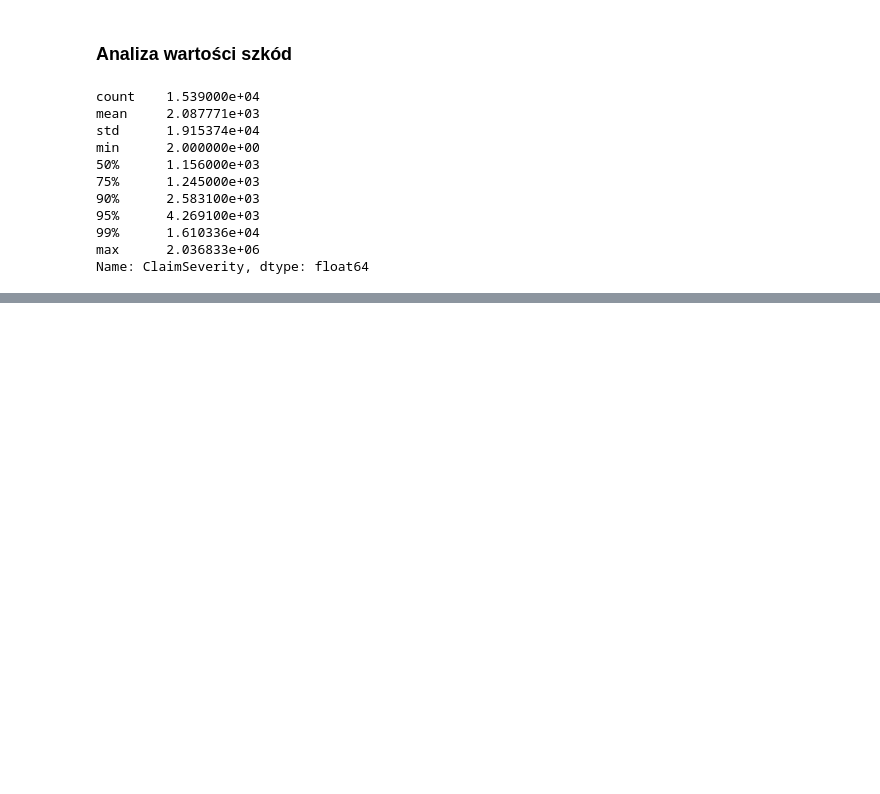
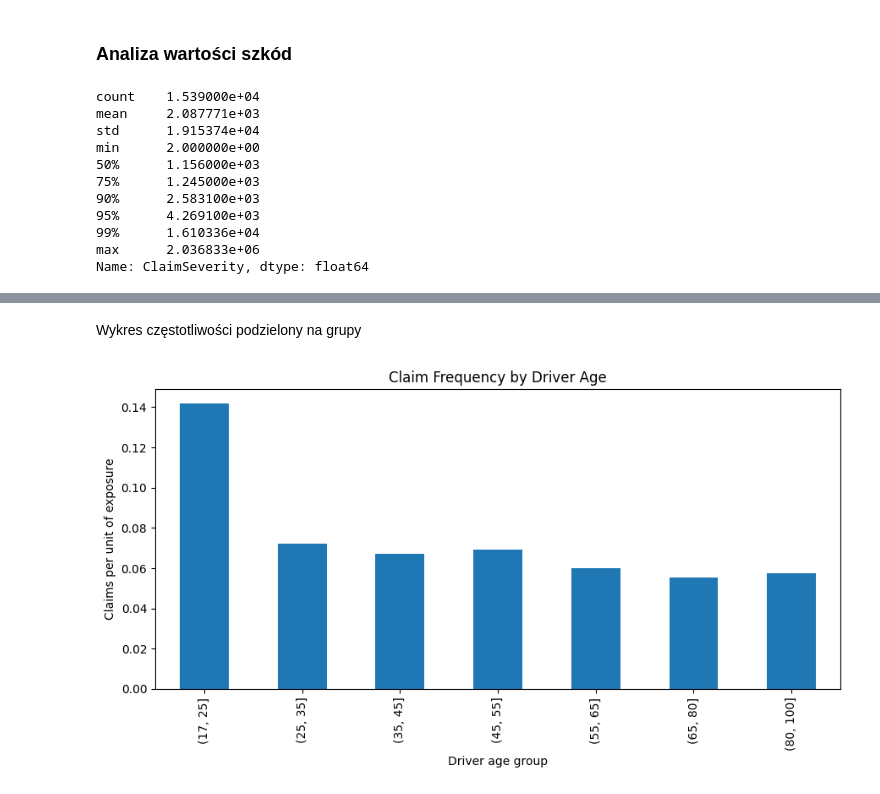
Before and after one commit to kacperskora/Licencjat_DS, a Jupyter notebook: notebooks/02_EDA.ipynb, the cells around one changed output, grey strips where cells are left out. Cells and saved outputs as stored; diff of their text form; code cells hidden in the pictures; blank space fills up the shorter version.

```diff
--- a/notebooks/02_EDA.ipynb
+++ b/notebooks/02_EDA.ipynb
@@ -335,0 +342,22 @@ Name: ClaimSeverity, dtype: float64
+# %%
+data["DriverAgeGroup"] = pd.cut(
+    data["DriverAge"],
+    bins=[17, 25, 35, 45, 55, 65, 80, 100],
+    right=True
+)
+
+frequency_by_age = (
+    data.groupby("DriverAgeGroup", observed=True)
+      .agg(
+          policies=("PolicyID", "nunique"),
+          claims=("ClaimNb", "sum"),
+          exposure=("Exposure", "sum")
+      )
+)
+
+frequency_by_age["Frequency"] = (
+    frequency_by_age["claims"]
+    / frequency_by_age["exposure"]
+)
+
+display(frequency_by_age)
@@ -335,0 +374,15 @@ Name: ClaimSeverity, dtype: float64
+# %% [markdown]
+Wykres częstotliwości podzielony na grupy
+# %%
+frequency_by_age["Frequency"].plot(
+    kind="bar",
+    figsize=(9, 5)
+)
+
+plt.title("Claim Frequency by Driver Age")
+plt.xlabel("Driver age group")
+plt.ylabel("Claims per unit of exposure")
+plt.tight_layout()
+plt.show()
+# %% [output]
+[figure, added]
```
Also changed, not shown: parts of 15 cells of this notebook.
